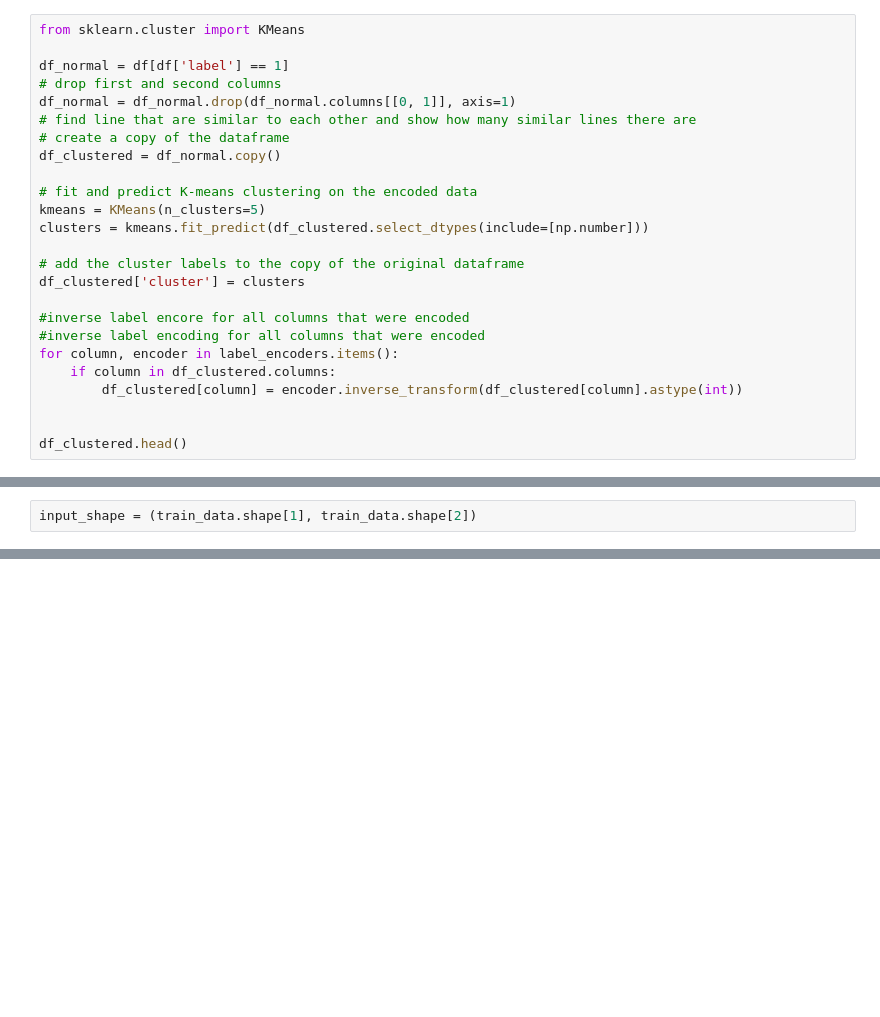
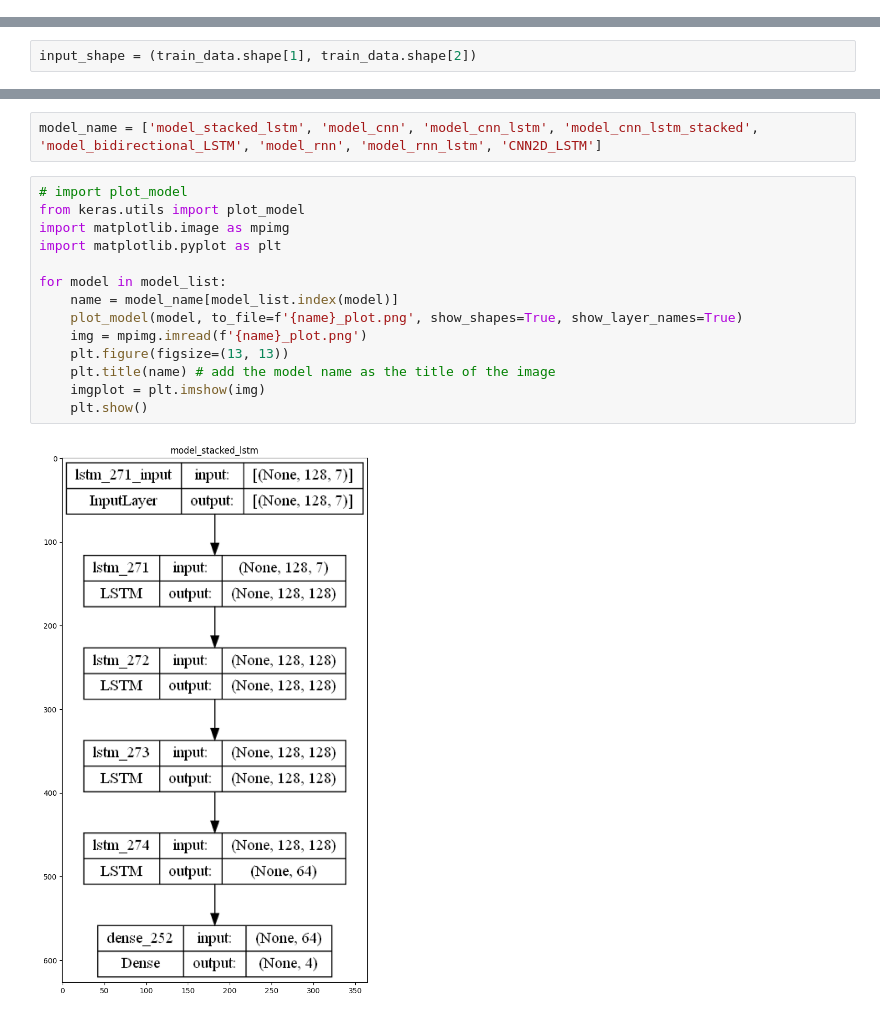
Before and after one commit to Enzo-hmdy/Secu_IOT_UQAC2, a Jupyter notebook: cleaning.ipynb, the cells around one changed output, grey strips where cells are left out. Saved outputs shown, nothing was run; the diff lists cells and outputs as text; blank space fills up the shorter version.

```diff
--- a/cleaning.ipynb
+++ b/cleaning.ipynb
@@ -139,26 +213 @@ df['label'].value_counts()
 Name: label, dtype: int64
-# %%
-from sklearn.cluster import KMeans
-
-df_normal = df[df['label'] == 1]
-# drop first and second columns
-df_normal = df_normal.drop(df_normal.columns[[0, 1]], axis=1)
-# find line that are similar to each other and show how many similar lines there are
-# create a copy of the dataframe
-df_clustered = df_normal.copy()
-
-# fit and predict K-means clustering on the encoded data
-kmeans = KMeans(n_clusters=5)
-clusters = kmeans.fit_predict(df_clustered.select_dtypes(include=[np.number]))
-
-# add the cluster labels to the copy of the original dataframe
-df_clustered['cluster'] = clusters
-
-#inverse label encore for all columns that were encoded
-#inverse label encoding for all columns that were encoded
-for column, encoder in label_encoders.items():
-    if column in df_clustered.columns:
-        df_clustered[column] = encoder.inverse_transform(df_clustered[column].astype(int))
-
-
-df_clustered.head()
@@ -427,3 +502,21 @@ Total params: 169,252
 Trainable params: 169,252
 Non-trainable params: 0
 _________________________________________________________________
+# %%
+model_name = ['model_stacked_lstm', 'model_cnn', 'model_cnn_lstm', 'model_cnn_lstm_stacked', 'model_bidirectional_LSTM', 'model_rnn', 'model_rnn_lstm', 'CNN2D_LSTM']
+# %%
+# import plot_model
+from keras.utils import plot_model
+import matplotlib.image as mpimg
+import matplotlib.pyplot as plt
+
+for model in model_list:
+    name = model_name[model_list.index(model)]
+    plot_model(model, to_file=f'{name}_plot.png', show_shapes=True, show_layer_names=True)
+    img = mpimg.imread(f'{name}_plot.png')
+    plt.figure(figsize=(13, 13))
+    plt.title(name) # add the model name as the title of the image
+    imgplot = plt.imshow(img)
+    plt.show()
+# %% [output]
+[figure, added]
```
Also changed, not shown: parts of 29 cells of this notebook, 1 other file.
